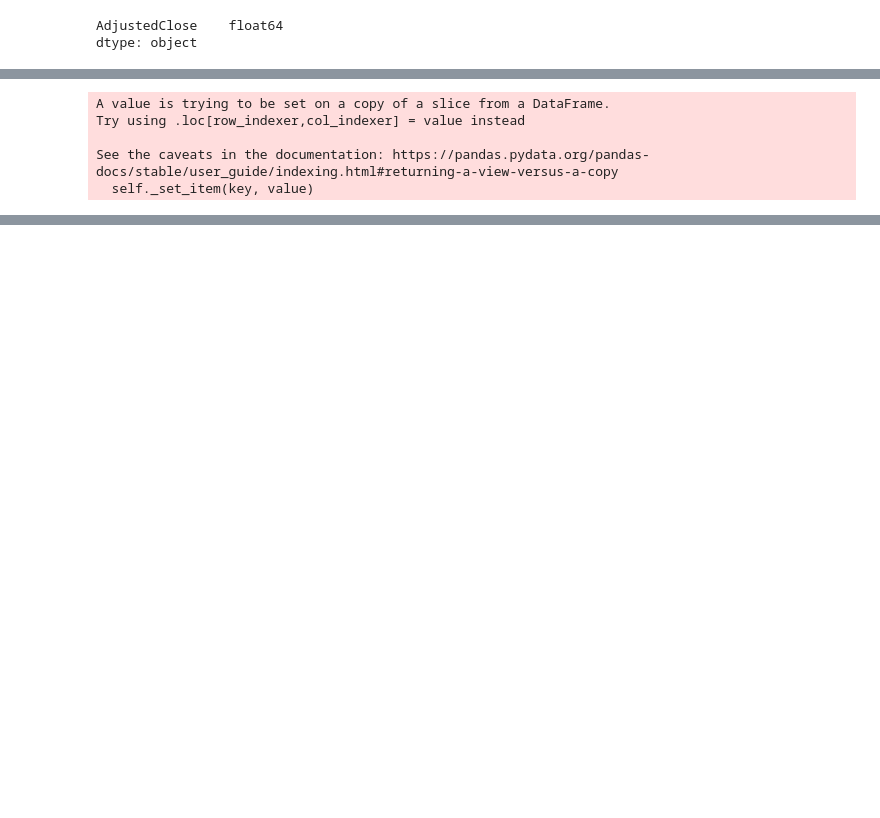
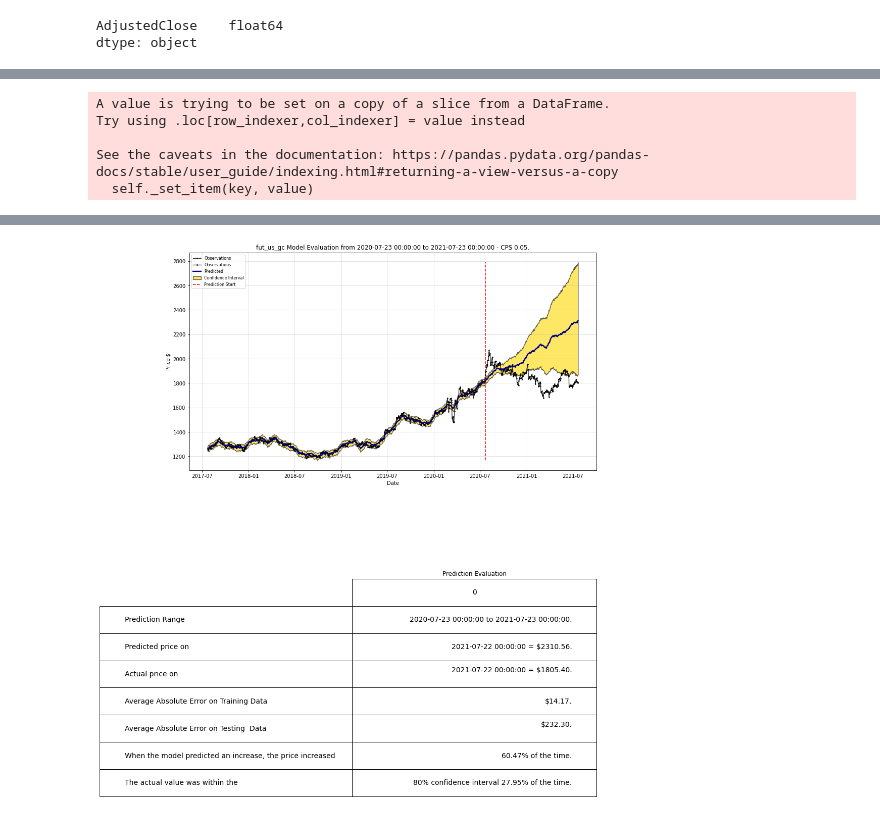
Before and after one commit to sravzpublic/training, a Jupyter notebook: training-py/Prophet Model Analysis.ipynb, the cells around one changed output, grey strips where cells are left out. Saved outputs shown, nothing was run; the diff lists cells and outputs as text; code cells hidden in the pictures; blank space fills up the shorter version.

```diff
--- a/training-py/Prophet Model Analysis.ipynb
+++ b/training-py/Prophet Model Analysis.ipynb
@@ -44,5 +44,5 @@ Predicted Price on 2021-10-21 00:00:00 = $1844.92
 # %%
-stocker.create_stocker_tear_sheet('fut_gold', stocker.CHART_TYPE_EVALUATE_PREDICTION, returns_df = price_df, number_of_years_back = 10)
+stocker.create_stocker_tear_sheet('fut_us_gc', stocker.CHART_TYPE_EVALUATE_PREDICTION, returns_df = price_df, number_of_years_back = 10)
 # %% [output]
 A value is trying to be set on a copy of a slice from a DataFrame.
 Try using .loc[row_indexer,col_indexer] = value instead
@@ -70 +69,2 @@ The actual value was within the 80% confidence interval 31.10% of the time.
+[figure, added]
 # %%
```
Also changed, not shown: parts of 7 cells of this notebook, 5 other files.
